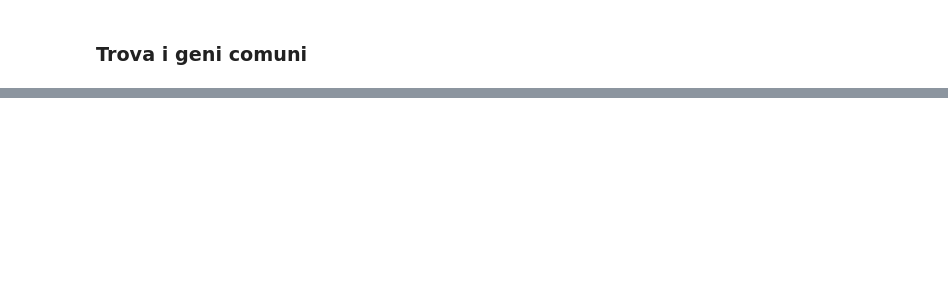
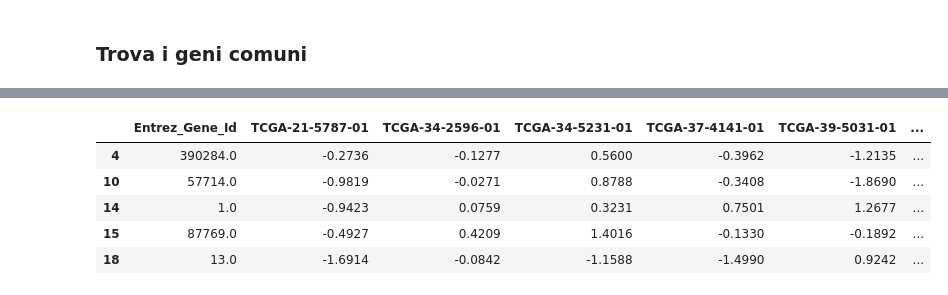
Before and after one commit to alesmk/CHL, a Jupyter notebook: src/OutliersDetection.ipynb, the cells around one changed output, grey strips where cells are left out. Cells and saved outputs as stored; diff of their text form; code cells hidden in the pictures; blank space fills up the shorter version.

```diff
--- a/src/OutliersDetection.ipynb
+++ b/src/OutliersDetection.ipynb
@@ -269,19 +315,19 @@ print(len(df_filtered_thca))
 ### Trova i geni comuni
 # %%
 # Combina tutti i geni dai quattro dataset in un'unica Serie (prima colonna)
-common_genes = set(ds_coadread.iloc[:, 0]).intersection(set(ds_lusc.iloc[:, 0]), set(ds_skcm.iloc[:, 0]), set(ds_thca.iloc[:, 0]))
+common_genes = set(df_filtered_coadread.iloc[:, 0]).intersection(set(df_filtered_lusc.iloc[:, 0]), set(df_filtered_skcm.iloc[:, 0]), set(df_filtered_thca.iloc[:, 0]))
 #common_genes = set(ds_coadread.iloc[:, 0]) & set(ds_lusc.iloc[:, 0]) & set(ds_skcm.iloc[:, 0]) & set(ds_thca.iloc[:, 0])
 # Rimuove i duplicati e converte in un array
 #common_genes_unique=list(set(common_genes))
 
-print(common_genes,"\n")
+#print(common_genes,"\n")
 print("LEN:", len(common_genes), "\n")
 
 # Filtra ogni dataset mantenendo solo i geni presenti in all_genes_unique
-ds_coadread_filtered = ds_coadread[ds_coadread.iloc[:, 0].isin(common_genes)]
-ds_lusc_filtered = ds_lusc[ds_lusc.iloc[:, 0].isin(common_genes)]
-ds_skcm_filtered = ds_skcm[ds_skcm.iloc[:, 0].isin(common_genes)]
-ds_thca_filtered = ds_thca[ds_thca.iloc[:, 0].isin(common_genes)]
+ds_coadread_filtered = df_filtered_coadread[df_filtered_coadread.iloc[:, 0].isin(common_genes)]
+ds_lusc_filtered = df_filtered_lusc[df_filtered_lusc.iloc[:, 0].isin(common_genes)]
+ds_skcm_filtered = df_filtered_skcm[df_filtered_skcm.iloc[:, 0].isin(common_genes)]
+ds_thca_filtered = df_filtered_thca[df_filtered_thca.iloc[:, 0].isin(common_genes)]
 
 print(len(ds_coadread_filtered))
 print(len(ds_lusc_filtered))
@@ -303,0 +362,9 @@ LEN: 6617
+# %%
+ds_lusc_filtered.head()
+# %% [output]
+|  | Entrez_Gene_Id | TCGA-21-5787-01 | TCGA-34-2596-01 | TCGA-34-5231-01 | TCGA-37-4141-01 | TCGA-39-5031-01 | ... |
+| 4 | 390284.0 | -0.2736 | -0.1277 | 0.5600 | -0.3962 | -1.2135 | ... |
+| 10 | 57714.0 | -0.9819 | -0.0271 | 0.8788 | -0.3408 | -1.8690 | ... |
+| 14 | 1.0 | -0.9423 | 0.0759 | 0.3231 | 0.7501 | 1.2677 | ... |
+| 15 | 87769.0 | -0.4927 | 0.4209 | 1.4016 | -0.1330 | -0.1892 | ... |
+| 18 | 13.0 | -1.6914 | -0.0842 | -1.1588 | -1.4990 | 0.9242 | ... |
```
Also changed, not shown: parts of 10 cells of this notebook, 13 other files.
